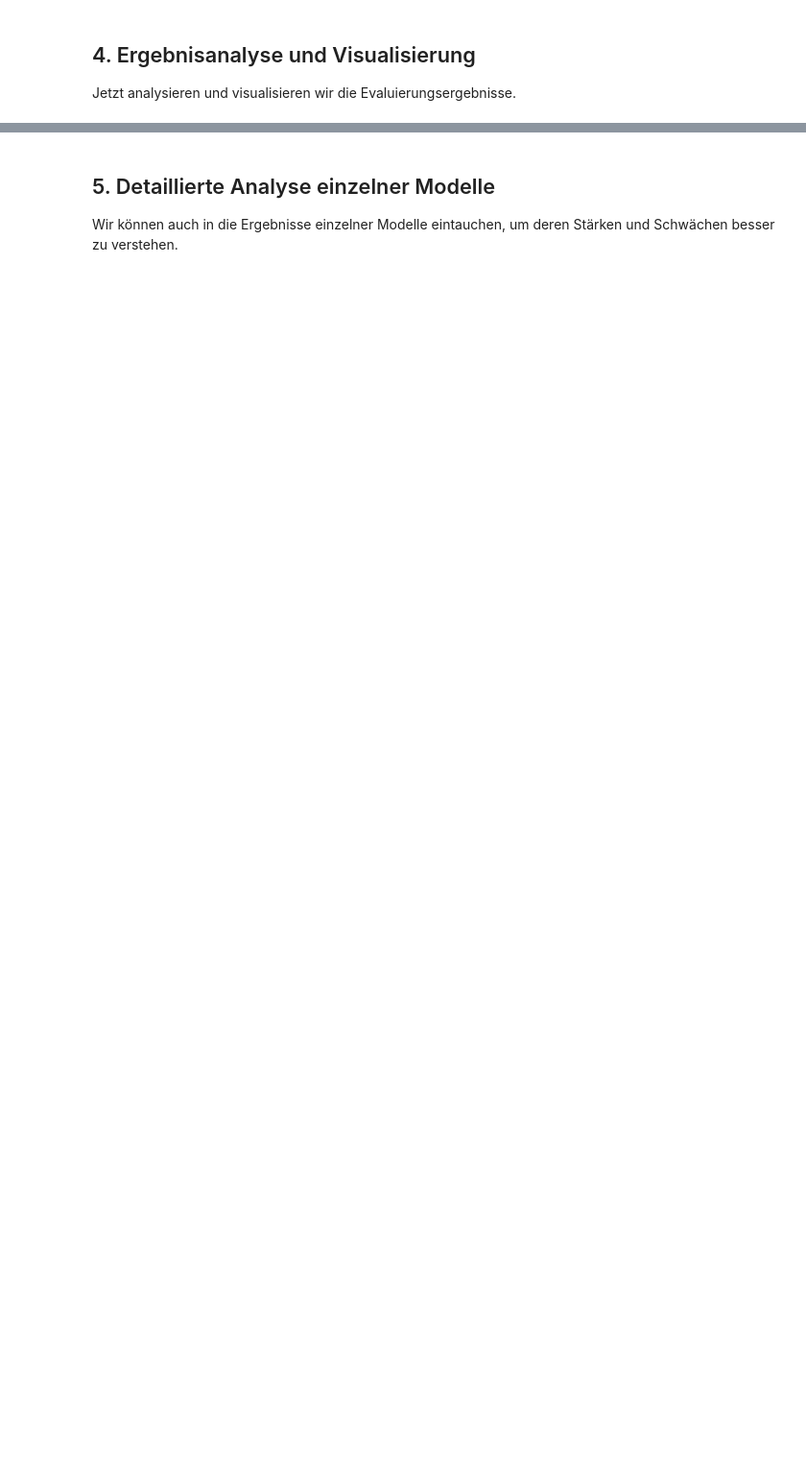
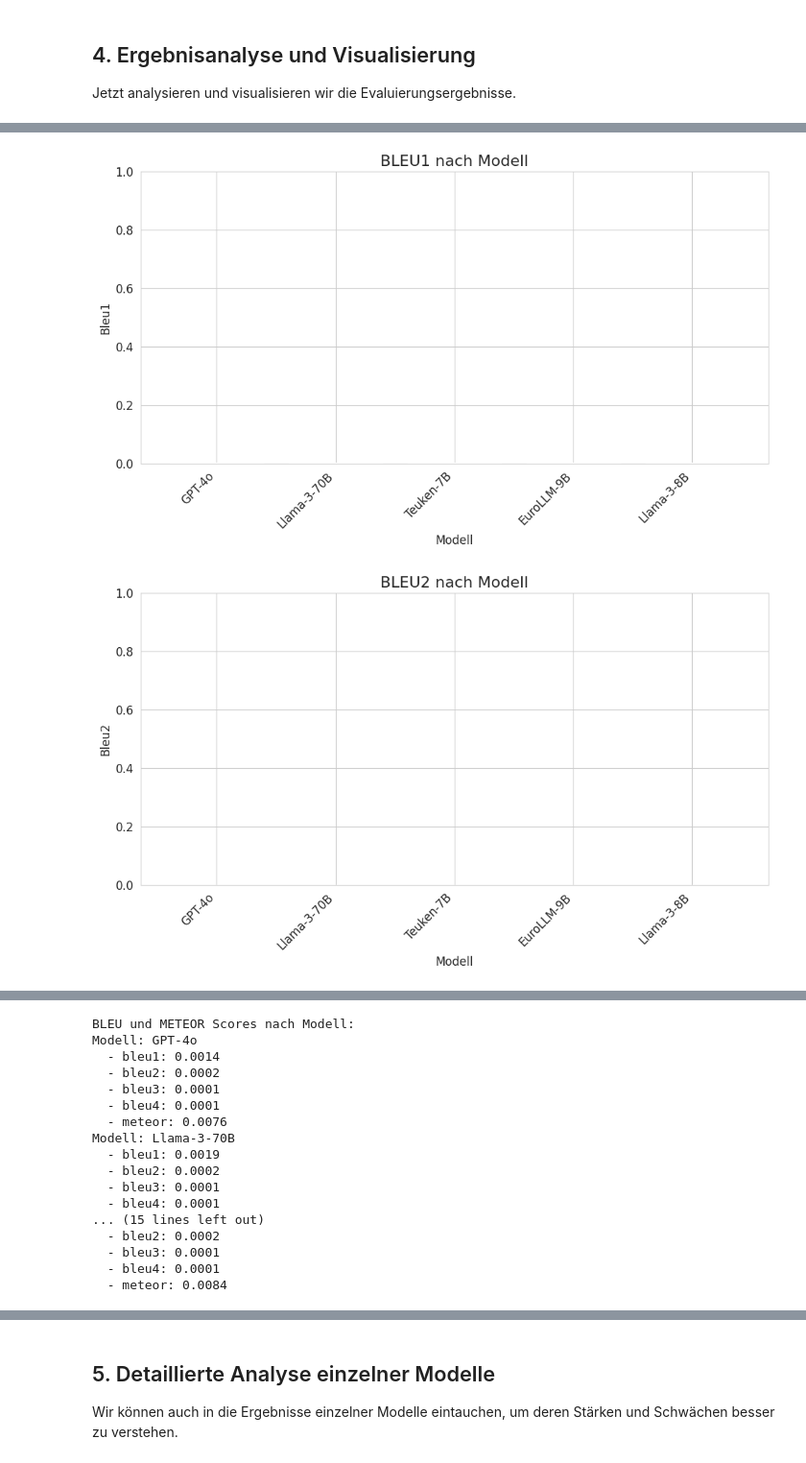
Before and after one commit to SebastianNagl/CourtPressGER, a Jupyter notebook: notebooks/evaluation_pipeline.ipynb, the cells around one changed output, grey strips where cells are left out. Shown at 96% size. Cells and saved outputs as stored; diff of their text form; code cells hidden in the pictures; blank space fills up the shorter version.

```diff
--- a/notebooks/evaluation_pipeline.ipynb
+++ b/notebooks/evaluation_pipeline.ipynb
@@ -172,0 +361,61 @@ plt.show()
+# %%
+# BLEU und METEOR Scores analysieren, falls verfügbar
+nltk_metrics = [col for col in results_df.columns if any(m in col for m in ['bleu', 'meteor'])]
+
+if nltk_metrics:
+    # Jeden NLTK-Score einzeln visualisieren
+    for metric in nltk_metrics:
+        # Modellnamen und Werte für die Metrik extrahieren
+        models = results_df["model"].tolist()
+        values = results_df[metric].tolist()
+        n_models = len(models)
+
+        # Positionen der Balken berechnen
+        index = np.arange(n_models)
+
+        # Farben für die Visualisierung
+        colors = plt.cm.viridis(np.linspace(0.3, 0.7, n_models))
+
+        # Balkendiagramm erstellen
+        plt.figure(figsize=(10, 6))
+        ax = plt.bar(index, values, color=colors)
+
+        # Diagramm anpassen
+        plt.xlabel('Modell')
+        plt.ylabel(metric.replace("_", " ").title())
+        plt.title(f"{metric.upper()} nach Modell", fontsize=16)
+        plt.xticks(index, models, rotation=45, ha='right')
+
+        # Y-Achsen-Limit sinnvoll setzen
+        if all(0 <= v <= 1 for v in values):
+            plt.ylim(0, 1)
+        else:
+            min_val = min(values) if values else 0
+            max_val = max(values) if values else 1
+            padding = (max_val - min_val) * 0.1
+            plt.ylim(max(0, min_val - padding), max_val + padding)
+
+        plt.tight_layout()
+        plt.show()
+
+    print("\nBLEU und METEOR Scores nach Modell:")
+    for idx, row in results_df.iterrows():
+        model = row['model']
+        scores = {metric: row.get(metric, 'N/A') for metric in nltk_metrics}
+        print(f"Modell: {model}")
+        for metric, value in scores.items():
+            if isinstance(value, float):
+                print(f"  - {metric}: {value:.4f}")
+            else:
+                print(f"  - {metric}: {value}")
+else:
+    print("BLEU und METEOR-Metriken sind nicht in den Ergebnissen vorhanden.")
+
+    if NLTK_AVAILABLE:
+        print("Hinweis: NLTK ist installiert, aber die Metriken wurden möglicherweise nicht berechnet.")
+    else:
+        print("Hinweis: NLTK ist nicht installiert. Sie können es mit 'uv add nltk' installieren.")
+        print("Danach führen Sie bitte folgendes aus: nltk.download('punkt') und nltk.download('wordnet')")
+# %% [output]
+[figure, added]
+[figure, added]
@@ -172,0 +425,17 @@ plt.show()
+BLEU und METEOR Scores nach Modell:
+Modell: GPT-4o
+  - bleu1: 0.0014
+  - bleu2: 0.0002
+  - bleu3: 0.0001
+  - bleu4: 0.0001
+  - meteor: 0.0076
+Modell: Llama-3-70B
+  - bleu1: 0.0019
+  - bleu2: 0.0002
+  - bleu3: 0.0001
+  - bleu4: 0.0001
+... (15 lines left out)
+  - bleu2: 0.0002
+  - bleu3: 0.0001
+  - bleu4: 0.0001
+  - meteor: 0.0084
```
Also changed, not shown: parts of 19 cells of this notebook, 1 other file.
